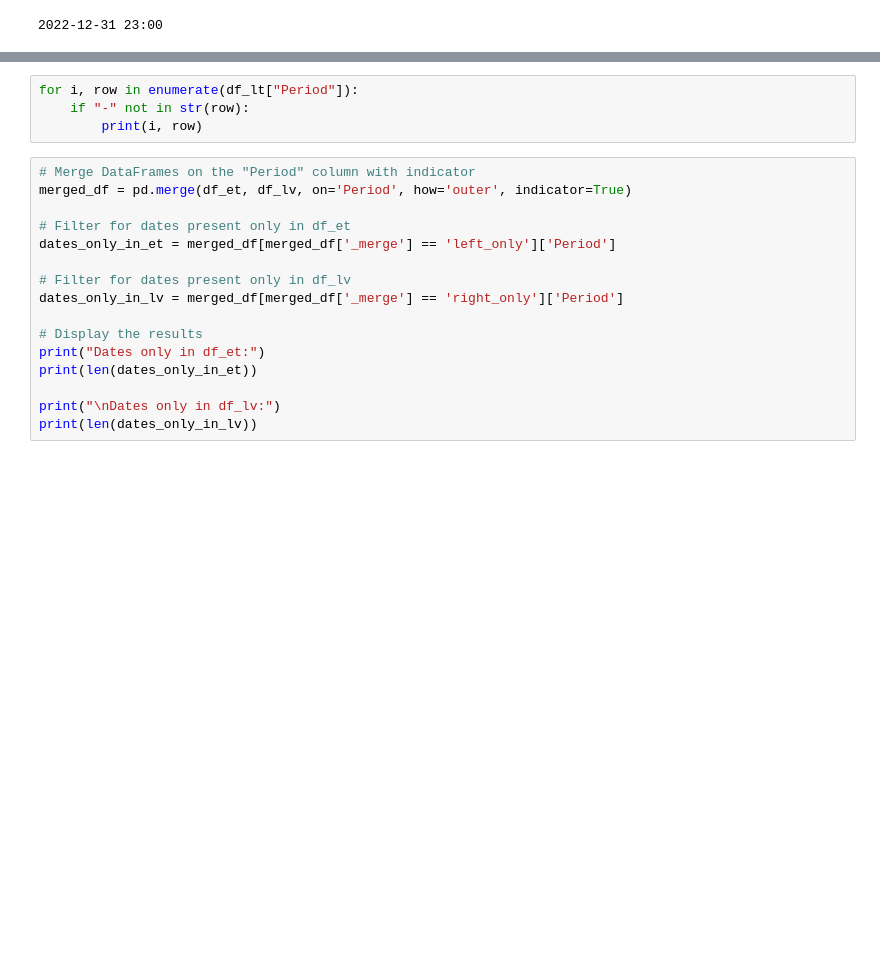
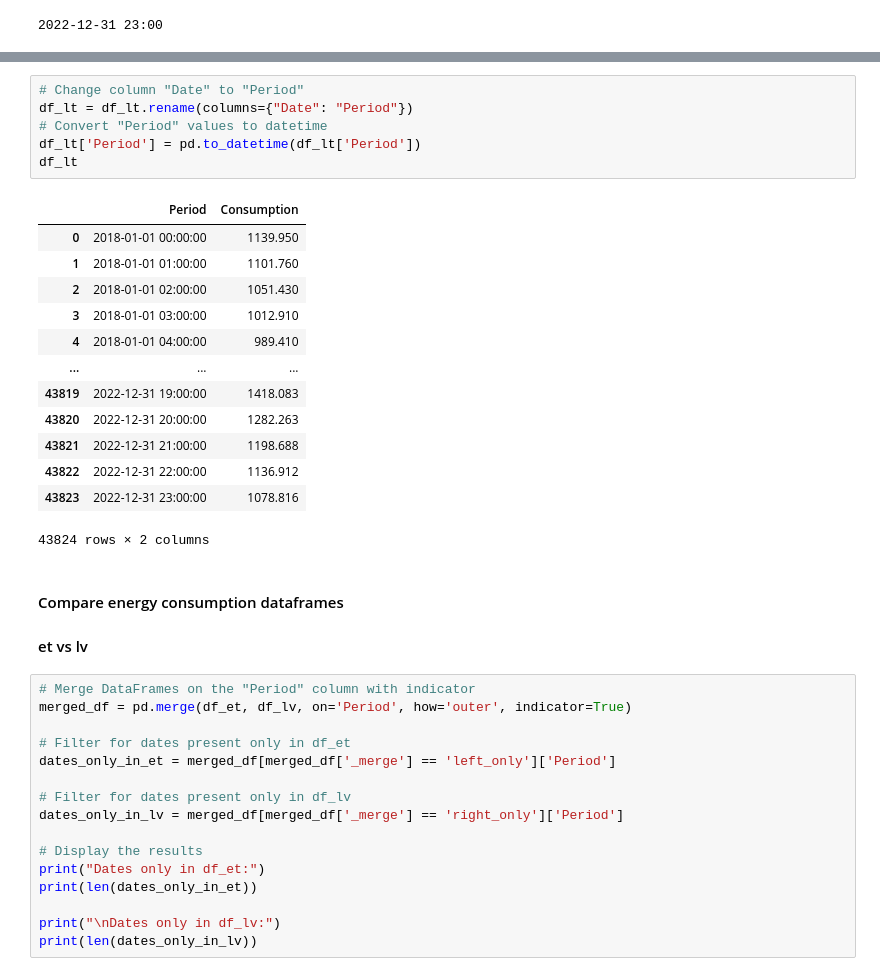
Before and after one commit to ArturKreegipuu/covid19-impact-on-energy-consumption-in-Baltics, a Jupyter notebook: Data preprocessing.ipynb, the cells around one changed output, grey strips where cells are left out. Saved outputs shown, nothing was run; the diff lists cells and outputs as text; blank space fills up the shorter version.

```diff
--- a/Data preprocessing.ipynb
+++ b/Data preprocessing.ipynb
@@ -114,10 +91,29 @@ df_lt
 | 43822 | 2022-12-31 22:00:00 | 1136.912 |
 | 43823 | 2022-12-31 23:00:00 | 1078.816 |
 43824 rows × 2 columns
-# %%
-for i, row in enumerate(df_lt["Period"]):
-    if "-" not in str(row):
-        print(i, row)
+# %%
+# Change column "Date" to "Period"
+df_lt = df_lt.rename(columns={"Date": "Period"})
+# Convert "Period" values to datetime
+df_lt['Period'] = pd.to_datetime(df_lt['Period'])
+df_lt
+# %% [output]
+|  | Period | Consumption |
+| 0 | 2018-01-01 00:00:00 | 1139.950 |
+| 1 | 2018-01-01 01:00:00 | 1101.760 |
+| 2 | 2018-01-01 02:00:00 | 1051.430 |
+| 3 | 2018-01-01 03:00:00 | 1012.910 |
+| 4 | 2018-01-01 04:00:00 | 989.410 |
+| ... | ... | ... |
+| 43819 | 2022-12-31 19:00:00 | 1418.083 |
+| 43820 | 2022-12-31 20:00:00 | 1282.263 |
+| 43821 | 2022-12-31 21:00:00 | 1198.688 |
+| 43822 | 2022-12-31 22:00:00 | 1136.912 |
+| 43823 | 2022-12-31 23:00:00 | 1078.816 |
+43824 rows × 2 columns
+# %% [markdown]
+#### Compare energy consumption dataframes
+#### et vs lv
 # %%
 # Merge DataFrames on the "Period" column with indicator
 merged_df = pd.merge(df_et, df_lv, on='Period', how='outer', indicator=True)
```
Also changed, not shown: parts of 46 cells of this notebook, 3 other files.
